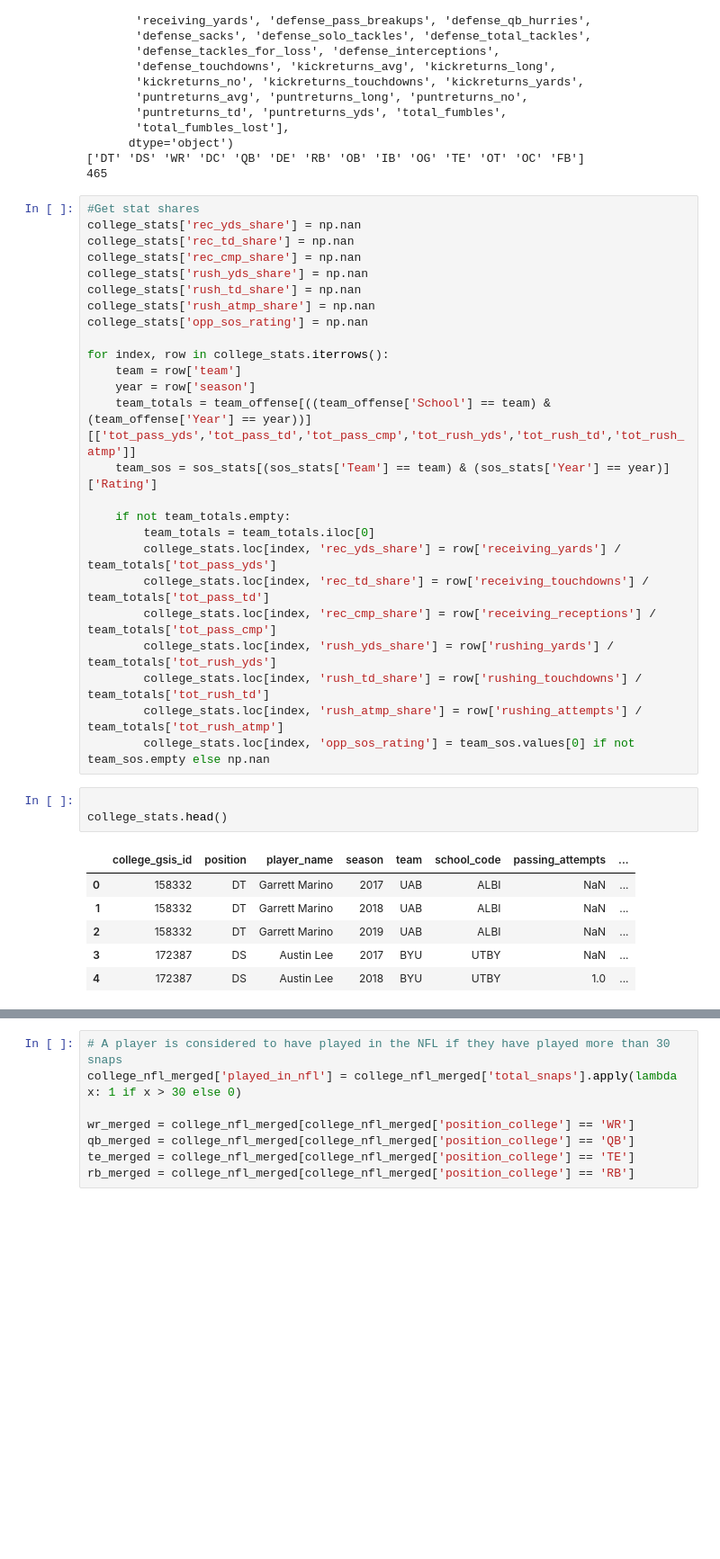
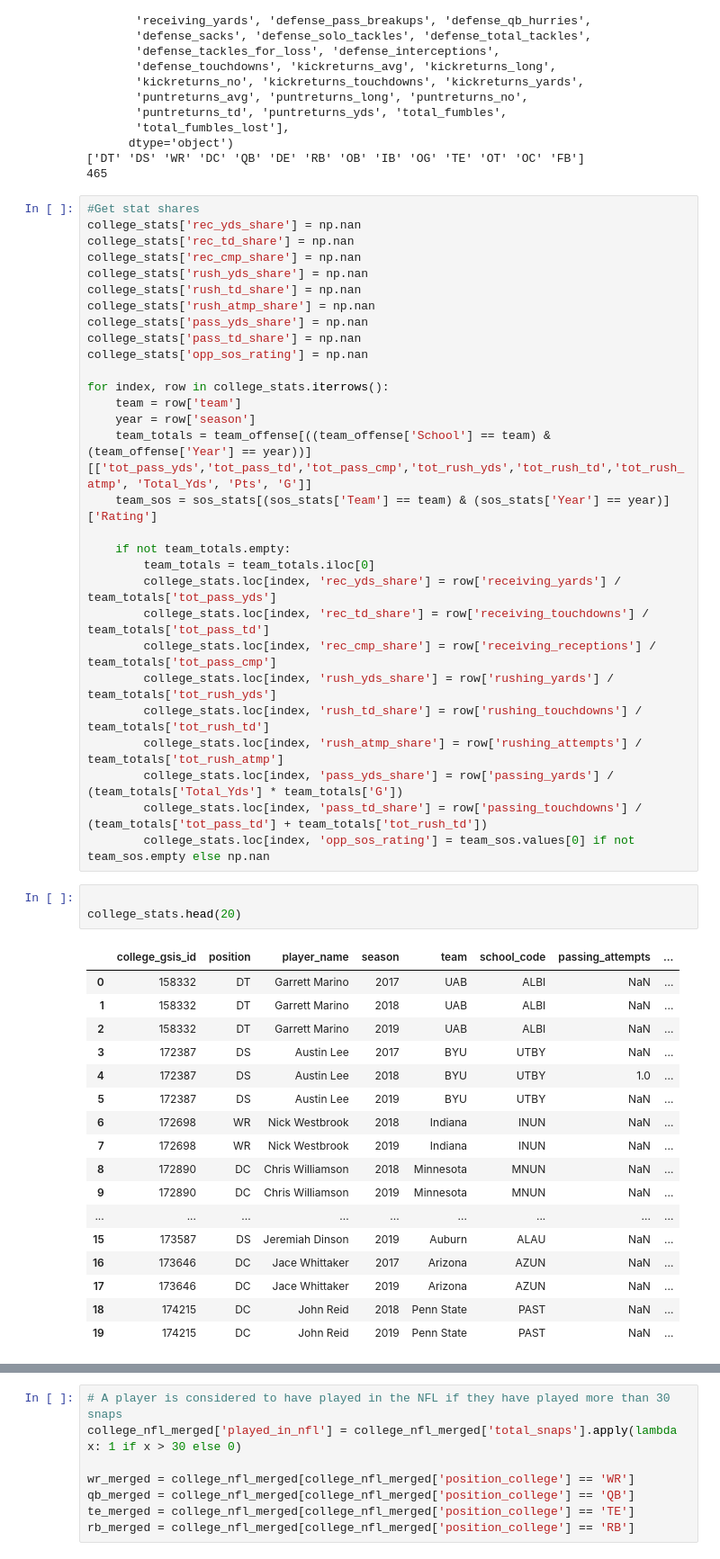
Before and after one commit to bps78/Shrine-Bowl-Comp-Entry, a Jupyter notebook: ShrineBowlCompAnalysis.ipynb, the cells around one changed output, grey strips where cells are left out. Shown: that part at 90% size. Drawn from its saved outputs; the diff is of its cells as text; blank space fills up the shorter version.

```diff
--- a/ShrineBowlCompAnalysis.ipynb
+++ b/ShrineBowlCompAnalysis.ipynb
@@ -103,12 +105,14 @@ college_stats['rec_cmp_share'] = np.nan
 college_stats['rush_yds_share'] = np.nan
 college_stats['rush_td_share'] = np.nan
 college_stats['rush_atmp_share'] = np.nan
+college_stats['pass_yds_share'] = np.nan
+college_stats['pass_td_share'] = np.nan
 college_stats['opp_sos_rating'] = np.nan
 
 for index, row in college_stats.iterrows():
     team = row['team']
     year = row['season']
-    team_totals = team_offense[((team_offense['School'] == team) & (team_offense['Year'] == year))][['tot_pass_yds','tot_pass_td','tot_pass_cmp','tot_rush_yds','tot_rush_td','tot_rush_atmp']]
+    team_totals = team_offense[((team_offense['School'] == team) & (team_offense['Year'] == year))][['tot_pass_yds','tot_pass_td','tot_pass_cmp','tot_rush_yds','tot_rush_td','tot_rush_atmp', 'Total_Yds', 'Pts', 'G']]
     team_sos = sos_stats[(sos_stats['Team'] == team) & (sos_stats['Year'] == year)]['Rating']
 
     if not team_totals.empty:
@@ -119,14 +123,27 @@ for index, row in college_stats.iterrows():
         college_stats.loc[index, 'rush_yds_share'] = row['rushing_yards'] / team_totals['tot_rush_yds']
         college_stats.loc[index, 'rush_td_share'] = row['rushing_touchdowns'] / team_totals['tot_rush_td']
         college_stats.loc[index, 'rush_atmp_share'] = row['rushing_attempts'] / team_totals['tot_rush_atmp']
+        college_stats.loc[index, 'pass_yds_share'] = row['passing_yards'] / (team_totals['Total_Yds'] * team_totals['G'])
+        college_stats.loc[index, 'pass_td_share'] = row['passing_touchdowns'] / (team_totals['tot_pass_td'] + team_totals['tot_rush_td'])
         college_stats.loc[index, 'opp_sos_rating'] = team_sos.values[0] if not team_sos.empty else np.nan
 # %%
 
-college_stats.head()
+college_stats.head(20)
 # %% [output]
 |  | college_gsis_id | position | player_name | season | team | school_code | passing_attempts | ... |
 | 0 | 158332 | DT | Garrett Marino | 2017 | UAB | ALBI | NaN | ... |
 | 1 | 158332 | DT | Garrett Marino | 2018 | UAB | ALBI | NaN | ... |
 | 2 | 158332 | DT | Garrett Marino | 2019 | UAB | ALBI | NaN | ... |
 | 3 | 172387 | DS | Austin Lee | 2017 | BYU | UTBY | NaN | ... |
 | 4 | 172387 | DS | Austin Lee | 2018 | BYU | UTBY | 1.0 | ... |
+| 5 | 172387 | DS | Austin Lee | 2019 | BYU | UTBY | NaN | ... |
+| 6 | 172698 | WR | Nick Westbrook | 2018 | Indiana | INUN | NaN | ... |
+| 7 | 172698 | WR | Nick Westbrook | 2019 | Indiana | INUN | NaN | ... |
+| 8 | 172890 | DC | Chris Williamson | 2018 | Minnesota | MNUN | NaN | ... |
+| 9 | 172890 | DC | Chris Williamson | 2019 | Minnesota | MNUN | NaN | ... |
+| ... | ... | ... | ... | ... | ... | ... | ... | ... |
+| 15 | 173587 | DS | Jeremiah Dinson | 2019 | Auburn | ALAU | NaN | ... |
+| 16 | 173646 | DC | Jace Whittaker | 2017 | Arizona | AZUN | NaN | ... |
+| 17 | 173646 | DC | Jace Whittaker | 2019 | Arizona | AZUN | NaN | ... |
+| 18 | 174215 | DC | John Reid | 2018 | Penn State | PAST | NaN | ... |
+| 19 | 174215 | DC | John Reid | 2019 | Penn State | PAST | NaN | ... |
```
Also changed, not shown: parts of 39 cells of this notebook.
